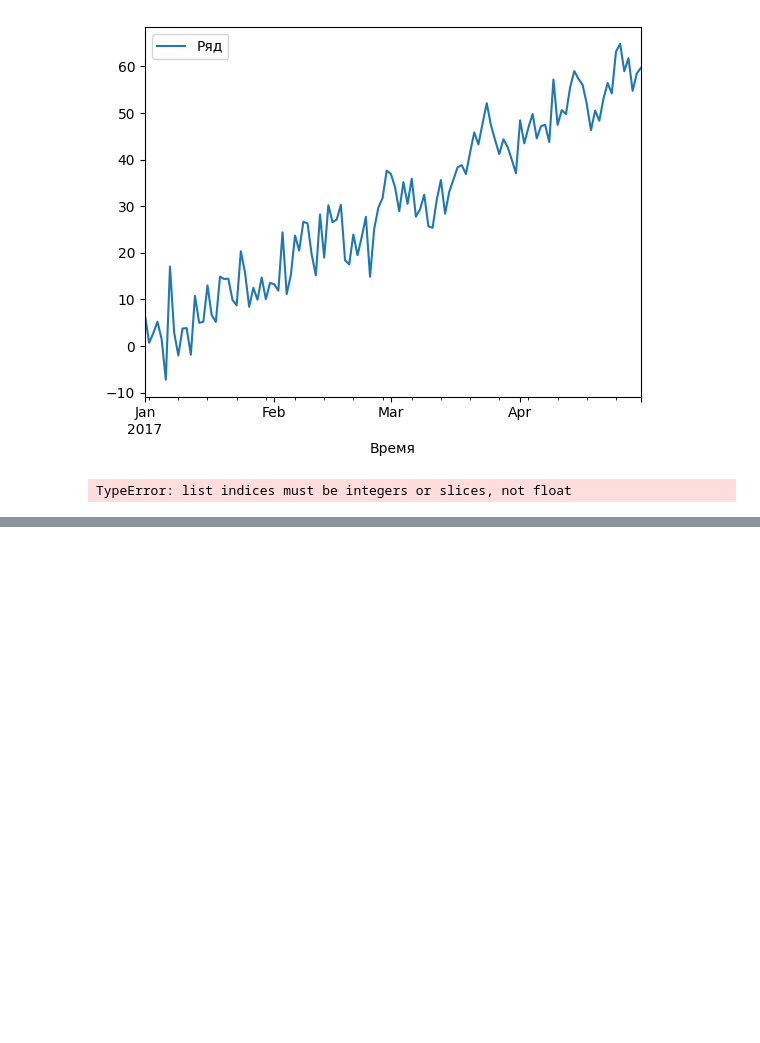
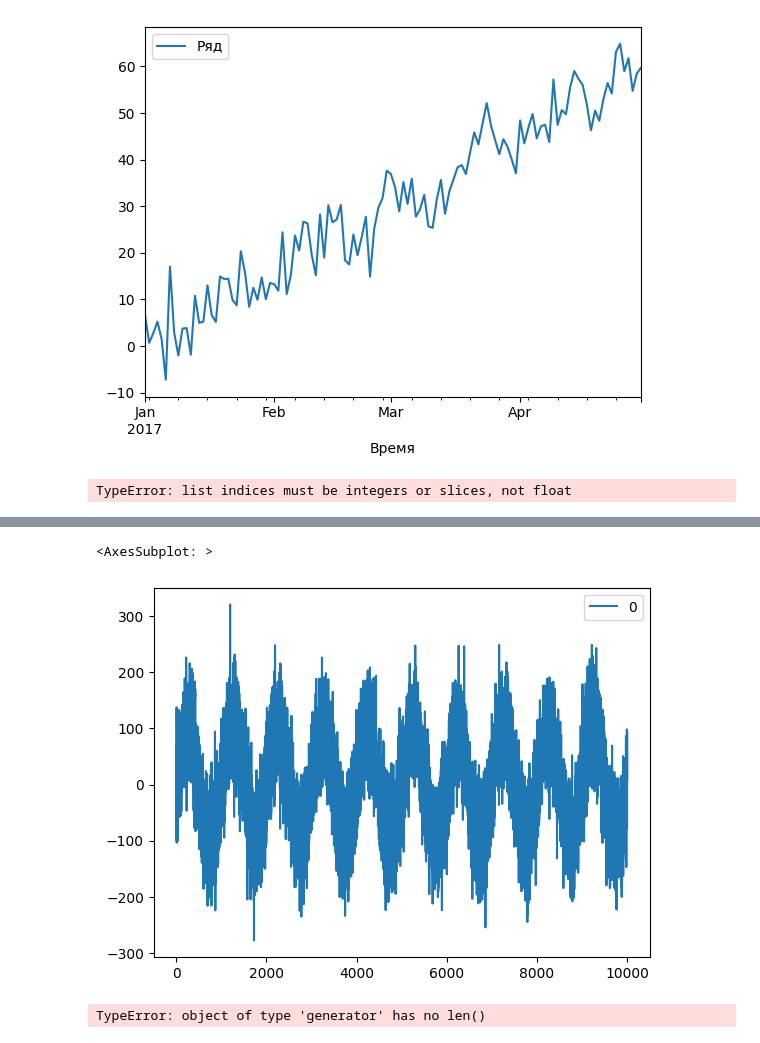
Before and after one commit to Arzangulyan/Time_series_app, a Jupyter notebook: test_jupiter.ipynb, the cells around one changed output, grey strips where cells are left out. Drawn from its saved outputs; the diff is of its cells as text; code cells hidden in the pictures; blank space fills up the shorter version.

```diff
--- a/test_jupiter.ipynb
+++ b/test_jupiter.ipynb
@@ -345,0 +354,16 @@ dict[i] =
+# %%
+x = np.linspace(0,10000,10000)
+nois = np.array([gauss(0.0, 50) for i in x])
+df = pd.DataFrame (100*np.sin(2 * np.pi * x * 0.001) + nois)
+df.plot()
+# %% [output]
+<AxesSubplot: >
+[figure, added]
+# %%
+nonstat = np.array(-0.3*i for i in range(300))
+# nonstat[301:1000] = 0
+
+df2 = pd.DataFrame (100*np.sin(2 * np.pi * x * 0.001) + nois + 0.1*x)
+df[0:300] = df[0:300] + nonstat
+# %% [output]
+TypeError: object of type 'generator' has no len()
```
Also changed, not shown: parts of 7 cells of this notebook, 5 other files.
